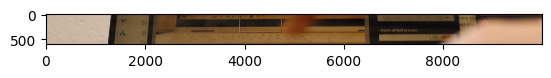
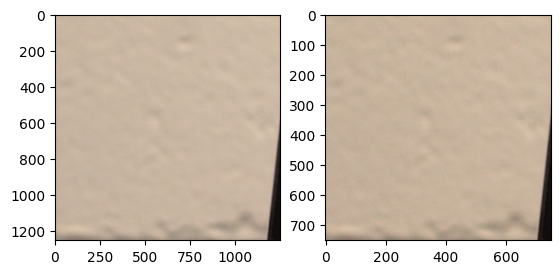
Unified diff of the notebook cell whose output changed from the first chart to the second:
--- before
+++ after
@@ -1,3 +1,9 @@
-fig, ax = plt.subplots()
-ax.imshow(test_tiff[:600][:600])
+fig, ax = plt.subplots(1,2)
+ax[0].imshow(test_tiff[:1250, :1250])
+ax[1].imshow(test_jpg[:750,:750])
+
 plt.show()
+
+# would be interesting to see if the computer can discern any differences between these
+# differences in contrast?
+# blur?

Commit: Assembling image analysis functions into a class structure